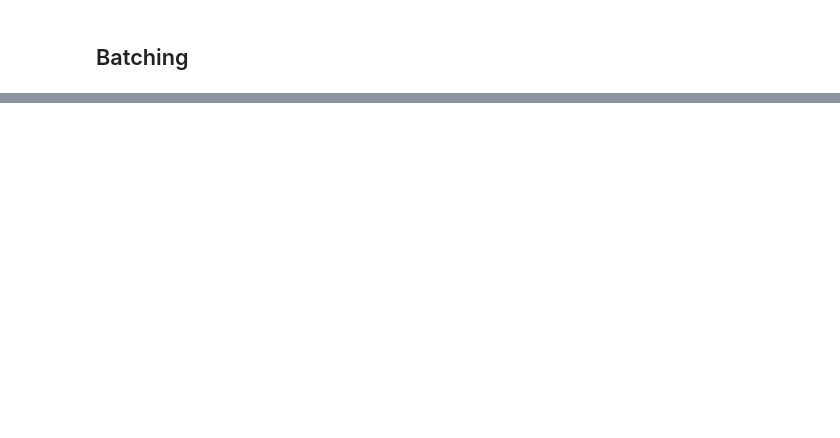
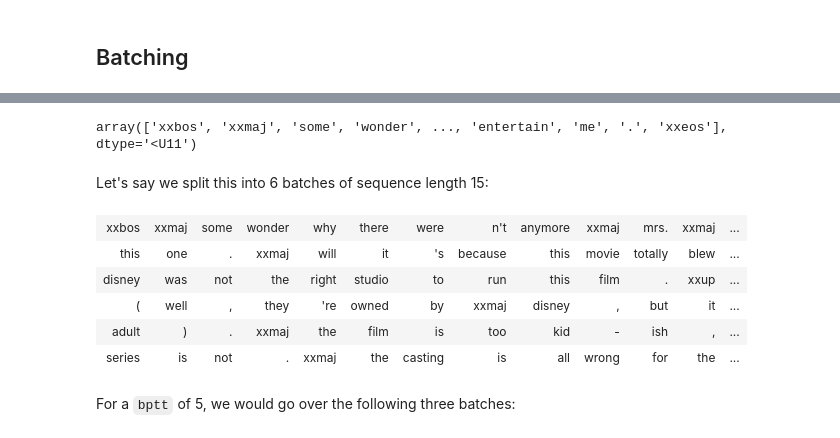
Before and after one commit to fg91/fastai_deep_learning_from_the_foundations, a Jupyter notebook: 12_text.ipynb, the cells around one changed output, grey strips where cells are left out. Drawn from its saved outputs; the diff is of its cells as text; code cells hidden in the pictures; blank space fills up the shorter version.

Commit message:
Preprocess text for language model and text classifier

```diff
--- a/12_text.ipynb
+++ b/12_text.ipynb
@@ -310,0 +318,2 @@ proc_num.deproc1(ll.train[0][0])[:10]
+# %%
+tokens = np.array(tp([text])[0])
@@ -310,0 +322,23 @@ proc_num.deproc1(ll.train[0][0])[:10]
+# %%
+tokens
+# %% [output]
+array(['xxbos', 'xxmaj', 'some', 'wonder', ..., 'entertain', 'me', '.', 'xxeos'], dtype='<U11')
+# %% [markdown]
+Let's say we split this into 6 batches of sequence length 15:
+# %%
+bs, seq_len = 6, 15
+# %%
+d_tokens = np.array([tokens[i * seq_len:(i+1)*seq_len] for i in range(bs)])
+# %%
+df = pd.DataFrame(d_tokens)
+# %%
+display(HTML(df.to_html(index=False, header=None)))
+# %% [output]
+| xxbos | xxmaj | some | wonder | why | there | were | n't | anymore | xxmaj | mrs. | xxmaj | ... |
+| this | one | . | xxmaj | will | it | 's | because | this | movie | totally | blew | ... |
+| disney | was | not | the | right | studio | to | run | this | film | . | xxup | ... |
+| ( | well | , | they | 're | owned | by | xxmaj | disney | , | but | it | ... |
+| adult | ) | . | xxmaj | the | film | is | too | kid | - | ish | , | ... |
+| series | is | not | . | xxmaj | the | casting | is | all | wrong | for | the | ... |
+# %% [markdown]
+For a `bptt` of 5, we would go over the following three batches:
```
Also changed, not shown: parts of 84 cells of this notebook, 1 other file.
